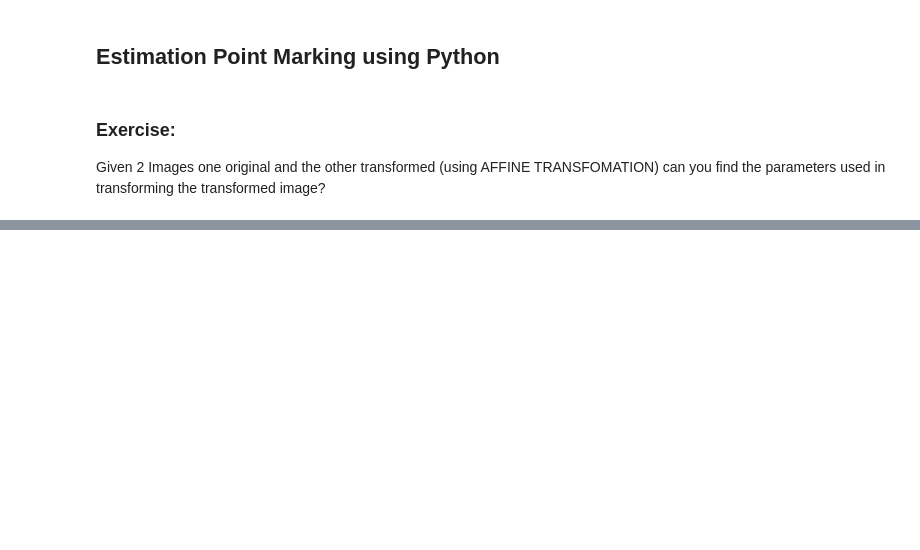
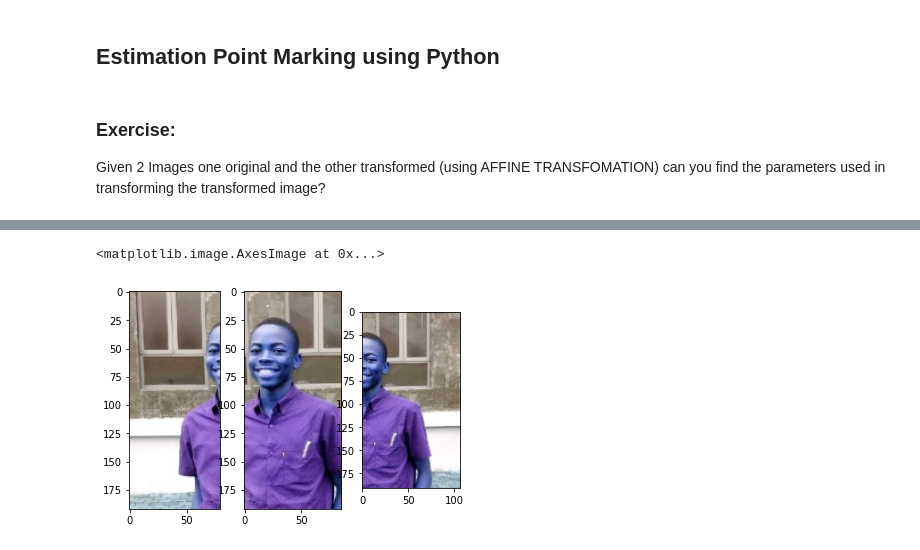
Before and after one commit to anice1/Intro-to-CV, a Jupyter notebook: Geometric-Transformation.ipynb, the cells around one changed output, grey strips where cells are left out. Cells and saved outputs as stored; diff of their text form; code cells hidden in the pictures; blank space fills up the shorter version.

```diff
--- a/Geometric-Transformation.ipynb
+++ b/Geometric-Transformation.ipynb
@@ -586,0 +683,27 @@ display_image(apply_all_transformationations(estimate,original_image))
+# %%
+# Read our synthetic image
+img1 = cv2.imread('panoramas/img1.jpg')
+img2 = cv2.imread('panoramas/img2.jpg')
+img3 = cv2.imread('panoramas/img3.jpg')
+
+img1 = cv2.resize(img1,fx=0.5, fy=0.5, dsize=(0,0))
+img2 = cv2.resize(img2,fx=0.5, fy=0.5, dsize=(0,0))
+img3 = cv2.resize(img3,fx=0.5, fy=0.5, dsize=(0,0))
+
+# Initialize our stitcher object
+stitcher = cv2.Stitcher_create(cv2.Stitcher_SCANS)
+stitcher.setPanoConfidenceThresh(0.0)
+status, panorama = stitcher.stitch((img1[:,:,::-1],img2[:,:,::-1],img3[:,:,::-1]))
+
+# Visualize our panorama
+plt.subplot(131)
+plt.imshow(img1)
+
+plt.subplot(132)
+plt.imshow(img2)
+
+plt.subplot(133)
+plt.imshow(img3)
+# %% [output]
+<matplotlib.image.AxesImage at 0x...>
+[figure, added]
```
Also changed, not shown: parts of 33 cells of this notebook, 5 other files.
